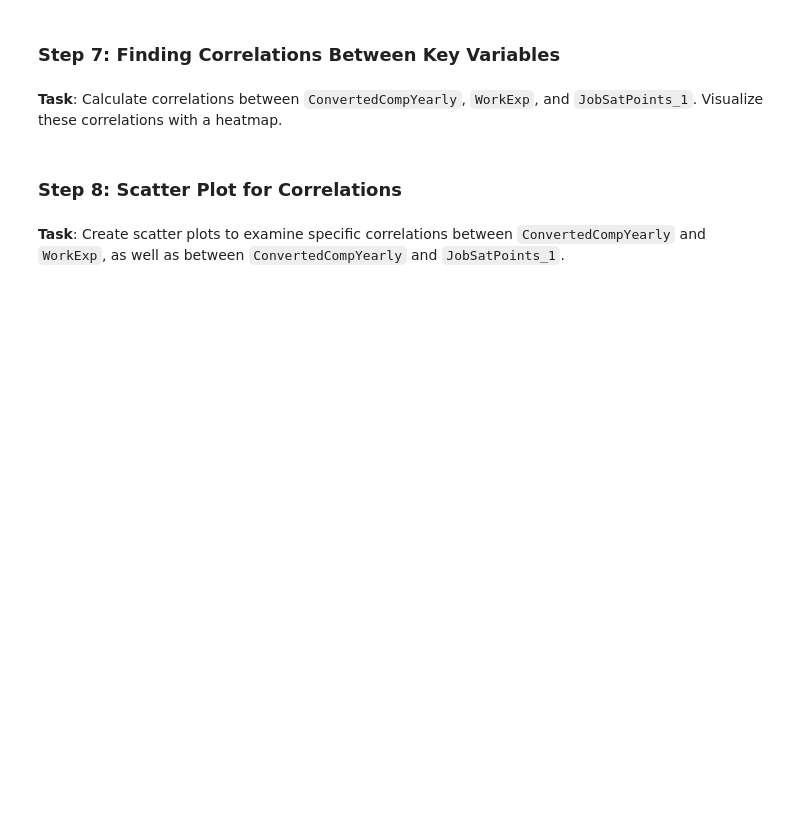
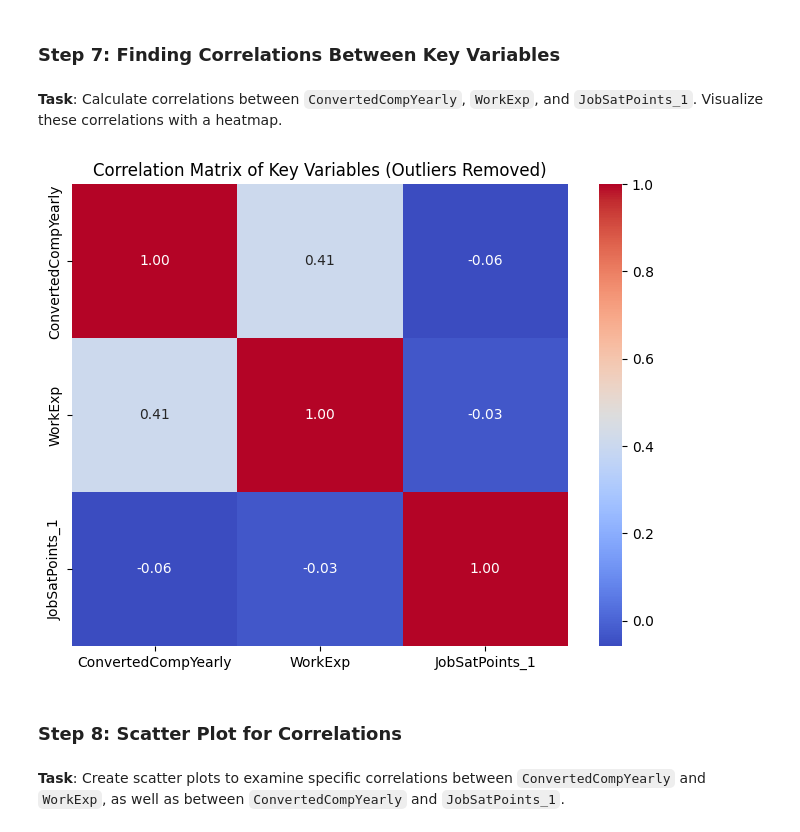
Before and after one commit to Sumant-crty/IBM-Data-Analyst-Capstone-Project, a Jupyter notebook: Lab 13 Finding Correlation.ipynb, the cells around one changed output. Cells and saved outputs as stored; diff of their text form; code cells hidden in the pictures; blank space fills up the shorter version.

```diff
--- a/Lab 13 Finding Correlation.ipynb
+++ b/Lab 13 Finding Correlation.ipynb
@@ -69,0 +112,12 @@ Explore the range of compensation in the ConvertedCompYearly column by analyzing
+# %%
+Q1 = df['ConvertedCompYearly'].quantile(0.25)
+Q3 = df['ConvertedCompYearly'].quantile(0.75)
+IQR = Q3 - Q1
+
+lower_bound = Q1 - 1.5 * IQR
+upper_bound = Q3 + 1.5 * IQR
+
+df_no_outliers = df[(df['ConvertedCompYearly'] >= lower_bound) & (df['ConvertedCompYearly'] <= upper_bound)]
+
+print(f"Original DataFrame shape: {df.shape}")
+print(f"DataFrame shape after removing outliers: {df_no_outliers.shape}")
@@ -76,3 +131,12 @@ Explore the range of compensation in the ConvertedCompYearly column by analyzing
+# %%
+correlation_matrix = df_no_outliers[['ConvertedCompYearly', 'WorkExp', 'JobSatPoints_1']].corr()
+
+plt.figure(figsize=(8, 6))
+sns.heatmap(correlation_matrix, annot=True, cmap='coolwarm', fmt=".2f")
+plt.title('Correlation Matrix of Key Variables (Outliers Removed)')
+plt.show()
+# %% [output]
+[figure, added]
 # %% [markdown]
 <h3>Step 8: Scatter Plot for Correlations</h3>
 # %% [markdown]
```
Also changed, not shown: parts of 15 cells of this notebook.
